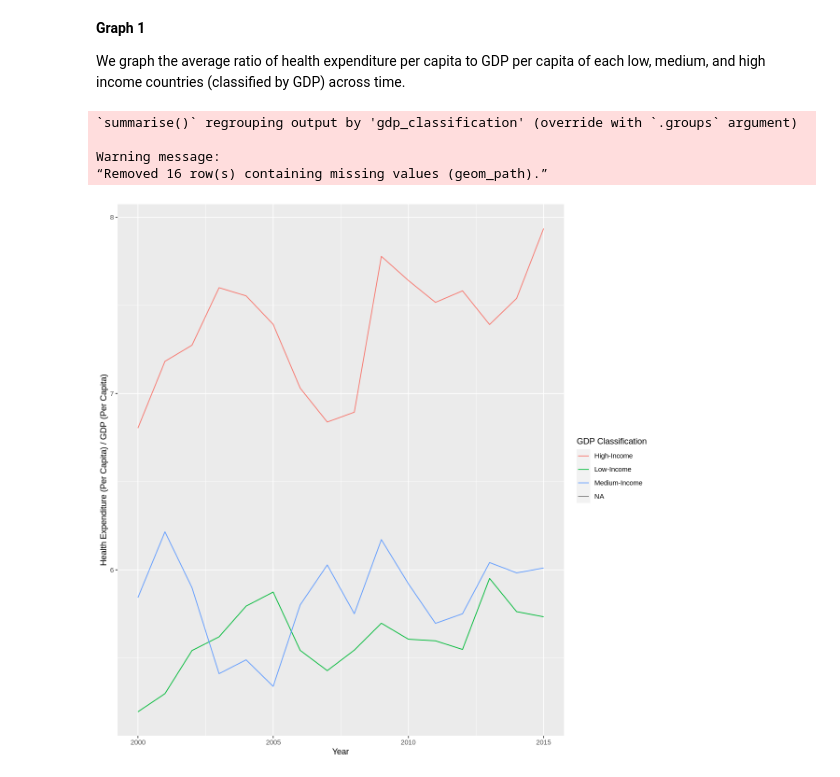
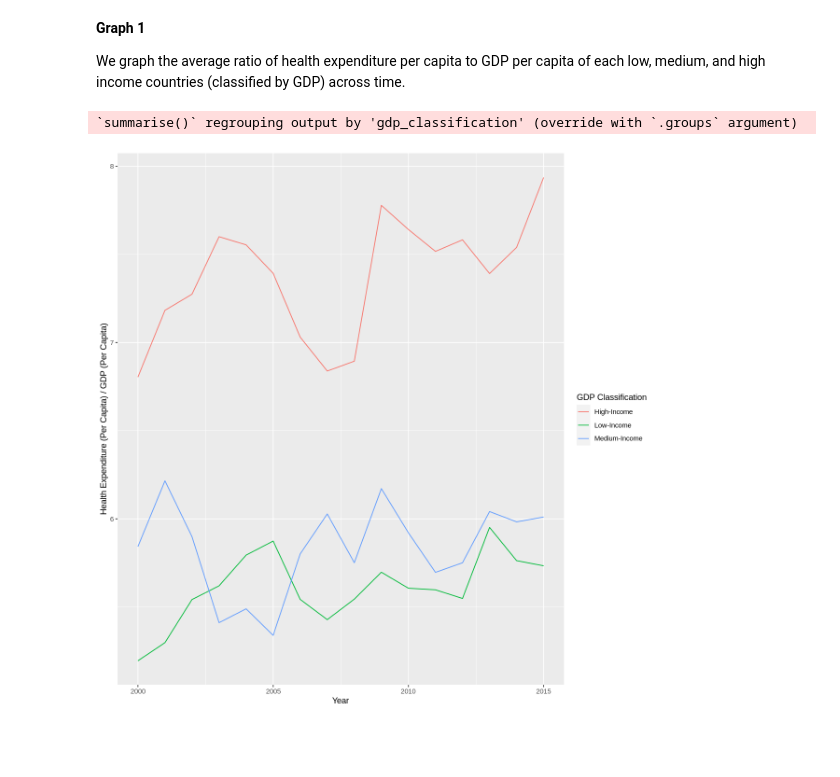
Before and after one commit to jycxu99/group_27_project, a Jupyter notebook: project_proposal.ipynb, the cells around one changed output. Cells and saved outputs as stored; diff of their text form; code cells hidden in the pictures; blank space fills up the shorter version.

```diff
--- a/project_proposal.ipynb
+++ b/project_proposal.ipynb
@@ -247,23 +251,23 @@ We graph the average ratio of health expenditure per capita to GDP per capita of
 # %%
 options(repr.plot.width = 10, repr.plot.height = 10)
 
 average_ratio <- combined_data_mutated %>%
     select(country, year, gdp_classification, health_exp_to_gdp) %>%
+    filter(gdp_classification == "High-Income" |
+           gdp_classification == "Low-Income" |
+           gdp_classification == "Medium-Income") %>%
     group_by(gdp_classification, year) %>%
     summarize(average_ratio = mean(health_exp_to_gdp, na.rm = TRUE))
 
 Proposal_Plot_1 <- average_ratio %>%
 ggplot(aes(x = year, y = average_ratio, color = gdp_classification))+
 geom_line()+
 labs(x= "Year", y= "Health Expenditure (Per Capita) / GDP (Per Capita)", color = "GDP Classification")
 
 Proposal_Plot_1
 # %% [output]
 `summarise()` regrouping output by 'gdp_classification' (override with `.groups` argument)
-
-Warning message:
-“Removed 16 row(s) containing missing values (geom_path).”
-[figure, old version]
+[figure, new version]
 # %%
 Proposal_Plot_1 <- life_expectancy_2013 %>%
 ggplot(aes(x = gdp_per_capita, y = health_expenditure_per_capita, color = gdp_classification))+
```
Also changed, not shown: parts of 1 cell of this notebook.
